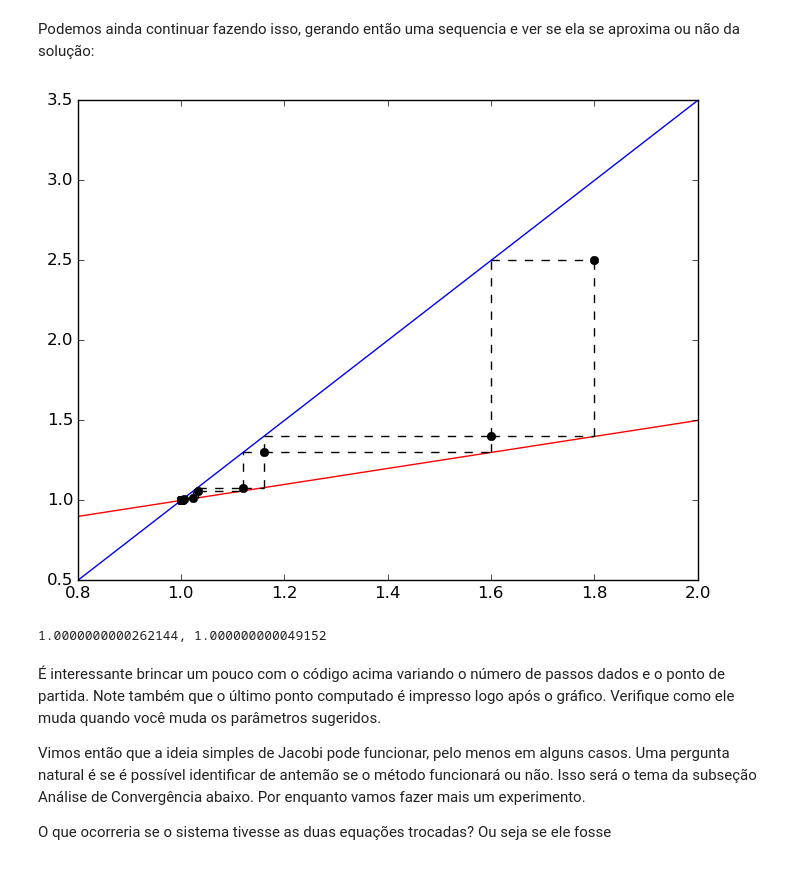
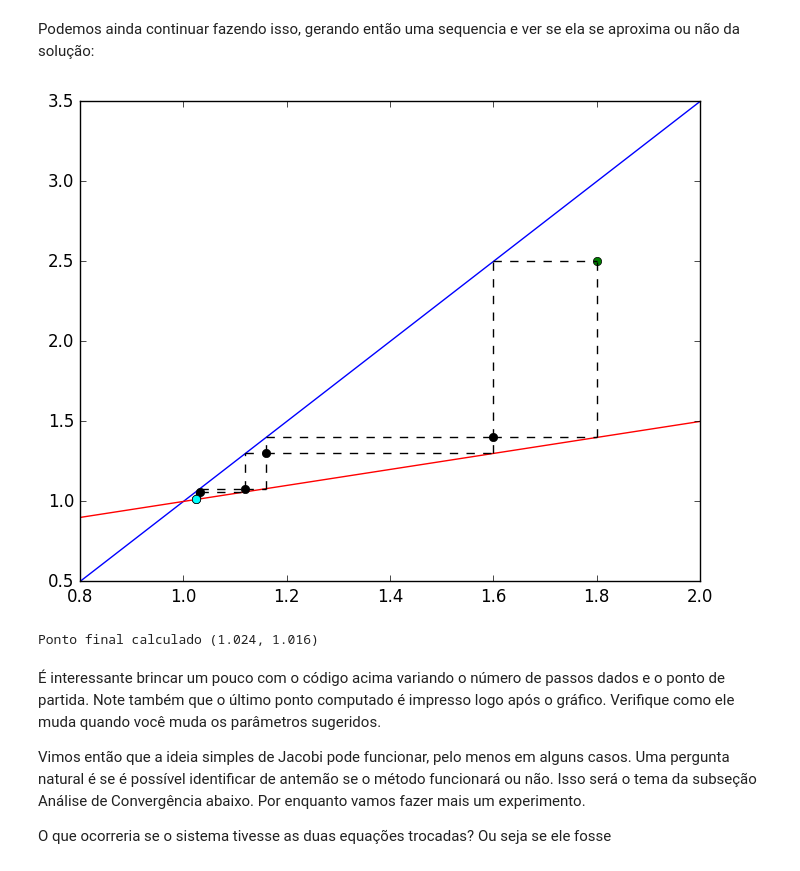
Before and after one commit to pjssilva/ms211, a Jupyter notebook: Sistemas_Lineares.ipynb, the cells around one changed output. Cells and saved outputs as stored; diff of their text form; code cells hidden in the pictures.

```diff
--- a/Sistemas_Lineares.ipynb
+++ b/Sistemas_Lineares.ipynb
@@ -1031,11 +1104,10 @@ Esse é um sitema simples com solução em $(1, 1)$. Veja o gráfico dele abaixo
 # %%
 using PyPlot
 
-x = [0.8:0.01:2.0]
+x = linspace(0.8, 2.0, 100)
 eq1(x) = 2.5*x - 1.5
 eq2(x) = 0.5*(1.0 + x)
 plot(x, eq1(x), color="blue")
 plot(x, eq2(x), color="red")
-show()
 # %% [output]
 [figure]
@@ -1087,39 +1160,41 @@ Podemos ainda continuar fazendo isso, gerando então uma sequencia e ver se ela
 # %%
 # Método de Jacobi
 # Altere esses parametros para ver o novo comportamento.
 # Ponto incial
 xk, yk = 1.8, 2.5
 # Numero de iteracoes
-maxiter = 30
+maxiter = 5
 
 # Apresenta o grafico inicial
 plot(x, eq1(x), color="blue")
 plot(x, eq2(x), color="red")
 
-# Apresenta o ponto de partida e as linhas que geram o novo ponto
+# Apresenta o ponto de partida em verde e as linhas que geram o novo ponto
 unsx = ones(length(x))
 y = 0.5:0.01:3.0
 unsy = ones(length(y))
-plot(xk, yk, marker="o", color="black")
+plot(xk, yk, marker="o", color="green")
 
-# Calcula os novo ponto e o apresenta
+# Calcula os novos pontos e os apresenta
 for i = 1:maxiter
     xk1 = (1.5 + yk)/2.5
     yk1 = (1.0 + xk)/2.0
     deltax = xk1:0.01:xk
     deltay = yk1:0.01:yk
     plot(deltax, yk*ones(length(deltax)), color="black", linestyle="--")
     plot(xk*ones(length(deltay)), deltay, color="black", linestyle="--")
     plot(xk1, yk1, marker="o", color="black")
     plot(deltax, yk1*ones(length(deltax)), color="black", linestyle="--")
     plot(xk1*ones(length(deltay)), deltay, color="black", linestyle="--")
     xk, yk = xk1, yk1
 end
+# Apresenta o ponto final em cyan
+plot(xk, yk, marker="o", color="cyan")
 show()
-println(xk,", ", yk)
+println("Ponto final calculado (", xk,", ", yk, ")")
 # %% [output]
-[figure, old version]
+[figure, new version]
-1.0000000000262144, 1.000000000049152
+Ponto final calculado (1.024, 1.016)
 # %% [markdown]
 É interessante brincar um pouco com o código acima variando o número de passos dados e o ponto de partida. Note também que o último ponto computado é impresso logo após o gráfico. Verifique como ele muda quando você muda os parâmetros sugeridos.
 
```
Also changed, not shown: parts of 32 cells of this notebook, 1 other file.
